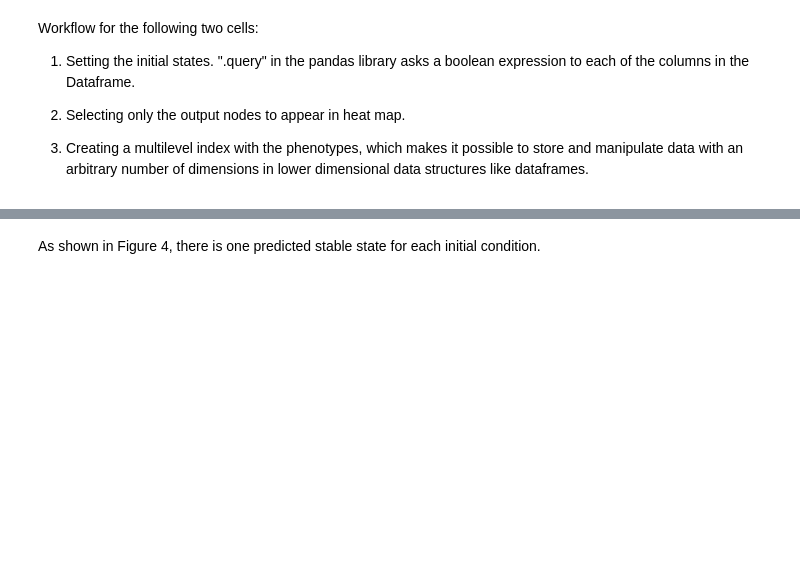
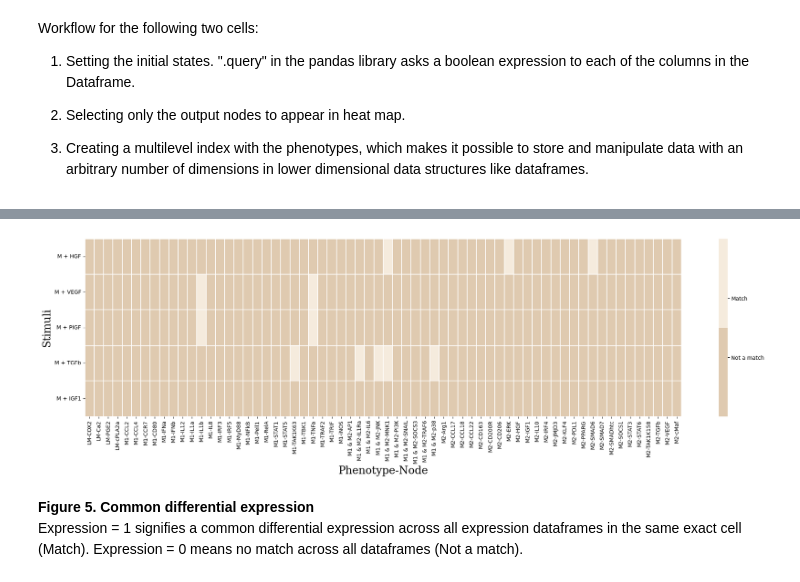
Before and after one commit to Karinaovedal/Master-thesis, a Jupyter notebook: GF_effects.ipynb, the cells around one changed output, grey strips where cells are left out. Drawn from its saved outputs; the diff is of its cells as text; code cells hidden in the pictures; blank space fills up the shorter version.

```diff
--- a/GF_effects.ipynb
+++ b/GF_effects.ipynb
@@ -437,2 +585,41 @@ print(df_melted)
-# %% [markdown]
-As shown in Figure 4, there is one predicted stable state for each initial condition.
+# %%
+# COMPARING EXPRESSION ACROSS THE THREE DATAFRAMES (M0, M1 AND M2)
+
+# Creating a copy of the M2 dataframe
+compare_df = M2data.copy(deep=True)
+
+fig, ax = plt.subplots(figsize=(25, 6))
+
+# Comparing dataframes for M0, M1 and M2 to identify which markers with differential expression are common
+for row_count in range(1,len(M2data)):
+    for marker in range(len(markers)):
+        if M0data.iloc[row_count][marker] == 2 or M0data.iloc[row_count][marker] == 3:
+            if M1data.iloc[row_count][marker] == 2 or M1data.iloc[row_count][marker] == 3:
+                if M2data.iloc[row_count][marker] == 2 or M1data.iloc[row_count][marker] == 3:
+                    compare_df.iloc[row_count][marker] = 1 # match
+                else:
+                    compare_df.iloc[row_count][marker] = 0 # Not a match
+
+compare_df = compare_df.drop(index=0)
+
+cmap_dict = {0: '#DFCAB0', 1: '#F5EBDD'}
+cmap_compare = ListedColormap([cmap_dict[i] for i in range(2)])
+
+
+compare_map = sns.heatmap(compare_df, cmap = cmap_compare, square = False,
+                    linewidth=0.1, cbar_kws={"shrink": 1})
+
+# Manually specifying discrete legend labelling
+colorbar = ax.collections[0].colorbar
+colorbar.set_ticks([1, 2])
+colorbar.set_ticklabels(['Not a match', 'Match'])
+
+compare_map.set_yticklabels(["M + HGF", "M + VEGF", "M + PlGF", "M + TGFb", "M + IGF1"], rotation=0)
+compare_map.set_ylabel("Stimuli", fontsize=20, font="Serif")
+compare_map.set_xlabel("Phenotype-Node", fontsize=20, font="Serif")
+plt.show()
+# %% [output]
+[figure, added]
+# %% [markdown]
+**Figure 5. Common differential expression**
+<br> Expression = 1 signifies a common differential expression across all expression dataframes in the same exact cell (Match). Expression = 0 means no match across all dataframes (Not a match).
```
Also changed, not shown: parts of 24 cells of this notebook.
